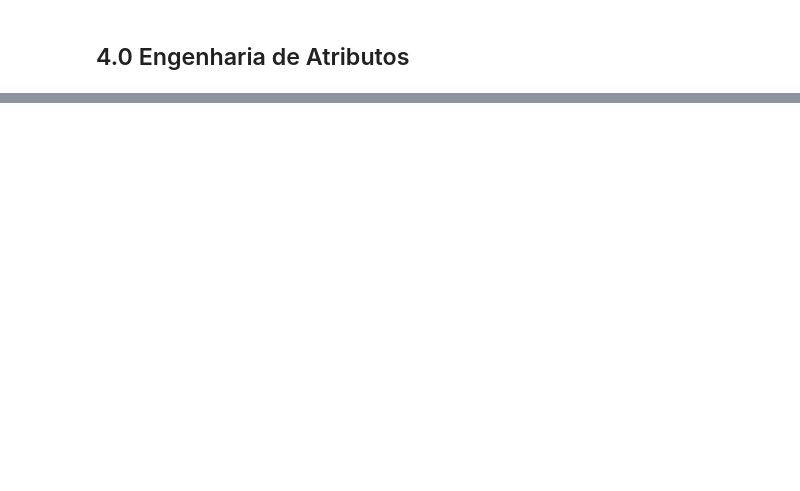
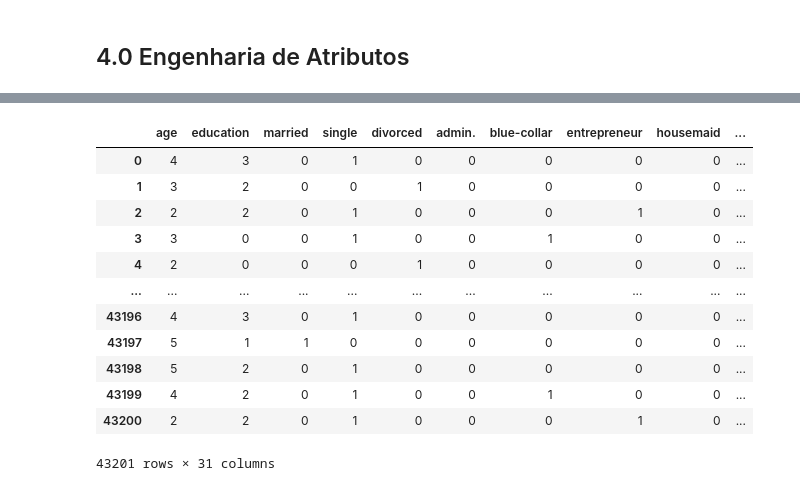
Before and after one commit to jefferson-datascience/PrevisaoAceitarContratoBanco, a Jupyter notebook: NotebooksDesenvolvimento/Ciclo1.ipynb, the cells around one changed output, grey strips where cells are left out. Cells and saved outputs as stored; diff of their text form; code cells hidden in the pictures; blank space fills up the shorter version.

Commit message:
Dados tratados, Engenharia de Atributos Realizados, Pré Processamentos de Dados e Ḿodelo Construído

```diff
--- a/NotebooksDesenvolvimento/Ciclo1.ipynb
+++ b/NotebooksDesenvolvimento/Ciclo1.ipynb
@@ -571,0 +685,3 @@ df3.head()
+# %%
+# Cópia do Dataset
+df5 = df4_filter.copy()
@@ -571,0 +726,13 @@ df3.head()
+# %%
+# Encode da Idade
+df5['age'] = age_encoder.fit_transform(df5['age'].values.reshape(-1,1))
+df5['education'] = education_encoder.fit_transform(df5['education'].values.reshape(-1,1))
+df5['default'] = df5['default'].apply(lambda x: '1' if x=='yes' else 0)
+df5['housing'] = df5['housing'].apply(lambda x: '1' if x=='yes' else 0)
+df5['loan'] = df5['loan'].apply(lambda x: '1' if x=='yes' else 0)
+df5['pdays'] = pdays_encoder.fit_transform(df5['pdays'].values.reshape(-1,1))
+df5['day'] = day_encoder.fit_transform(df5['day'].values.reshape(-1, 1))
+df5['month'] = month_encoder.fit_transform(df5['month'].values.reshape(-1,1)) + 1
+
+# Amostra dos Dados
+df5.sample(5)
@@ -571,0 +746,20 @@ df3.head()
+# %%
+# Encode do Estado Civil
+marital_encoded = marital_encoder.fit_transform(df5['marital'].values.reshape(-1,1))
+marital_encoded_df = pd.DataFrame(marital_encoded, columns=['married', 'single', 'divorced'])
+df5 = pd.concat([df5, marital_encoded_df], axis=1).drop(columns=['marital'])
+
+# Encoding do Contato
+contact_encoded = contact_encoder.fit_transform(df5['contact'].values.reshape(-1, 1))
+contact_encoded_df = pd.DataFrame(contact_encoded, columns=['unknown_contact', 'cellular', 'telephone'])
+df5 = pd.concat([df5, contact_encoded_df], axis=1).drop(columns=['contact'])
+
+# Ecnoding do Job
+job_encoded = job_encoder.fit_transform(df5['job'].values.reshape(-1, 1))
+columns_job = ['admin.', 'blue-collar', 'entrepreneur', 'housemaid', 'management',
+               'retired', 'self-employed', 'services', 'student', 'technician', 'unemployed', 'unknown_job']
+job_encoded_df = pd.DataFrame(job_encoded, columns=columns_job)
+df5 = pd.concat([df5, job_encoded_df], axis=1).drop(columns=['job'])
+
+# Amostra dos Dados
+df5.sample(5)
@@ -571,0 +774,21 @@ df3.head()
+# %%
+df5[['age', 'education', 'married', 'single', 'divorced',
+     'admin.', 'blue-collar', 'entrepreneur', 'housemaid', 'management', 'retired', 'self-employed', 'services', 'student', 'technician', 'unemployed', 'unknown_job',
+     'default', 'balance', 'housing', 'loan',
+     'day', 'month',  'unknown_contact', 'cellular', 'telephone', 'duration',
+     'campaign', 'pdays', 'previous',
+     'deposit_term_assigned']]
+# %% [output]
+|  | age | education | married | single | divorced | admin. | blue-collar | entrepreneur | housemaid | ... |
+| 0 | 4 | 3 | 0 | 1 | 0 | 0 | 0 | 0 | 0 | ... |
+| 1 | 3 | 2 | 0 | 0 | 1 | 0 | 0 | 0 | 0 | ... |
+| 2 | 2 | 2 | 0 | 1 | 0 | 0 | 0 | 1 | 0 | ... |
+| 3 | 3 | 0 | 0 | 1 | 0 | 0 | 1 | 0 | 0 | ... |
+| 4 | 2 | 0 | 0 | 0 | 1 | 0 | 0 | 0 | 0 | ... |
+| ... | ... | ... | ... | ... | ... | ... | ... | ... | ... | ... |
+| 43196 | 4 | 3 | 0 | 1 | 0 | 0 | 0 | 0 | 0 | ... |
+| 43197 | 5 | 1 | 1 | 0 | 0 | 0 | 0 | 0 | 0 | ... |
+| 43198 | 5 | 2 | 0 | 1 | 0 | 0 | 0 | 0 | 0 | ... |
+| 43199 | 4 | 2 | 0 | 1 | 0 | 0 | 1 | 0 | 0 | ... |
+| 43200 | 2 | 2 | 0 | 1 | 0 | 0 | 0 | 1 | 0 | ... |
+43201 rows × 31 columns
```
Also changed, not shown: parts of 27 cells of this notebook.
